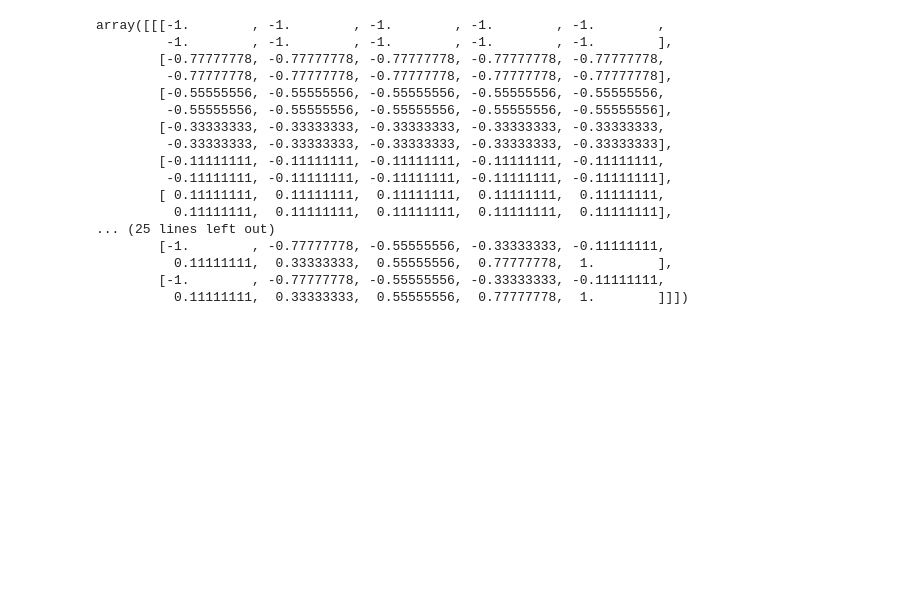
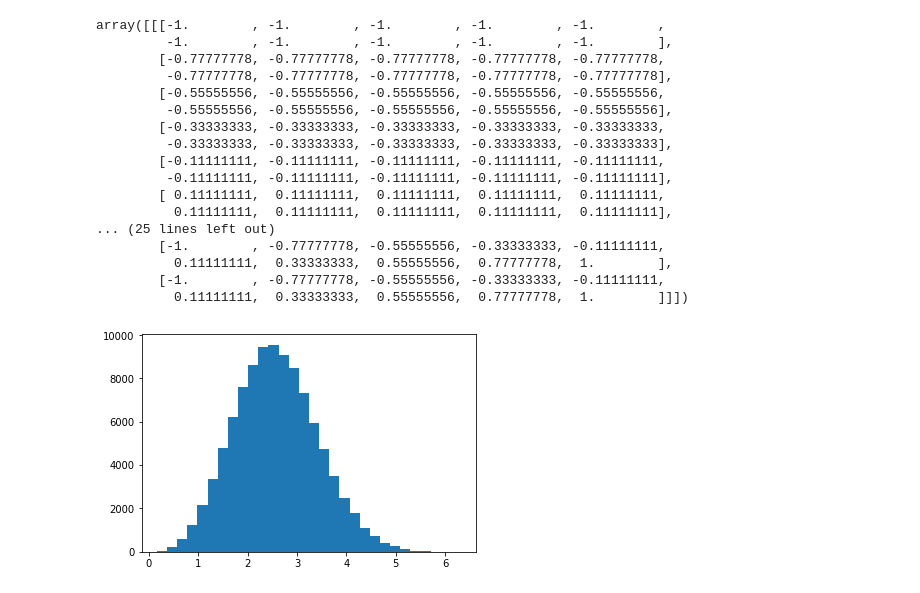
Before and after one commit to k-macmillan/IntergalacticLifelineI, a Jupyter notebook: Classifier/MDP/DTW-EMTreeTests.ipynb, the cells around one changed output. Saved outputs shown, nothing was run; the diff lists cells and outputs as text; code cells hidden in the pictures; blank space fills up the shorter version.

```diff
--- a/Classifier/MDP/DTW-EMTreeTests.ipynb
+++ b/Classifier/MDP/DTW-EMTreeTests.ipynb
@@ -81,3 +81,15 @@ array([[[-1.        , -1.        , -1.        , -1.        , -1.        ,
           0.11111111,  0.33333333,  0.55555556,  0.77777778,  1.        ],
         [-1.        , -0.77777778, -0.55555556, -0.33333333, -0.11111111,
           0.11111111,  0.33333333,  0.55555556,  0.77777778,  1.        ]]])
+# %%
+import numpy as np
+from random import random
+def dist2(x,y): return np.sqrt(np.sum((x-y)**2))
+data = np.random.normal(1,1,size=(100000,4))
+dist = []
+for i in range(1,len(data)):
+    dist.append( dist2(data[0,:],data[i,:]) )
+import matplotlib.pyplot as plt
+plt.hist(dist,bins=30); plt.show()
+# %% [output]
+[figure, added]
```
Also changed, not shown: parts of 1 cell of this notebook, 5 other files.
